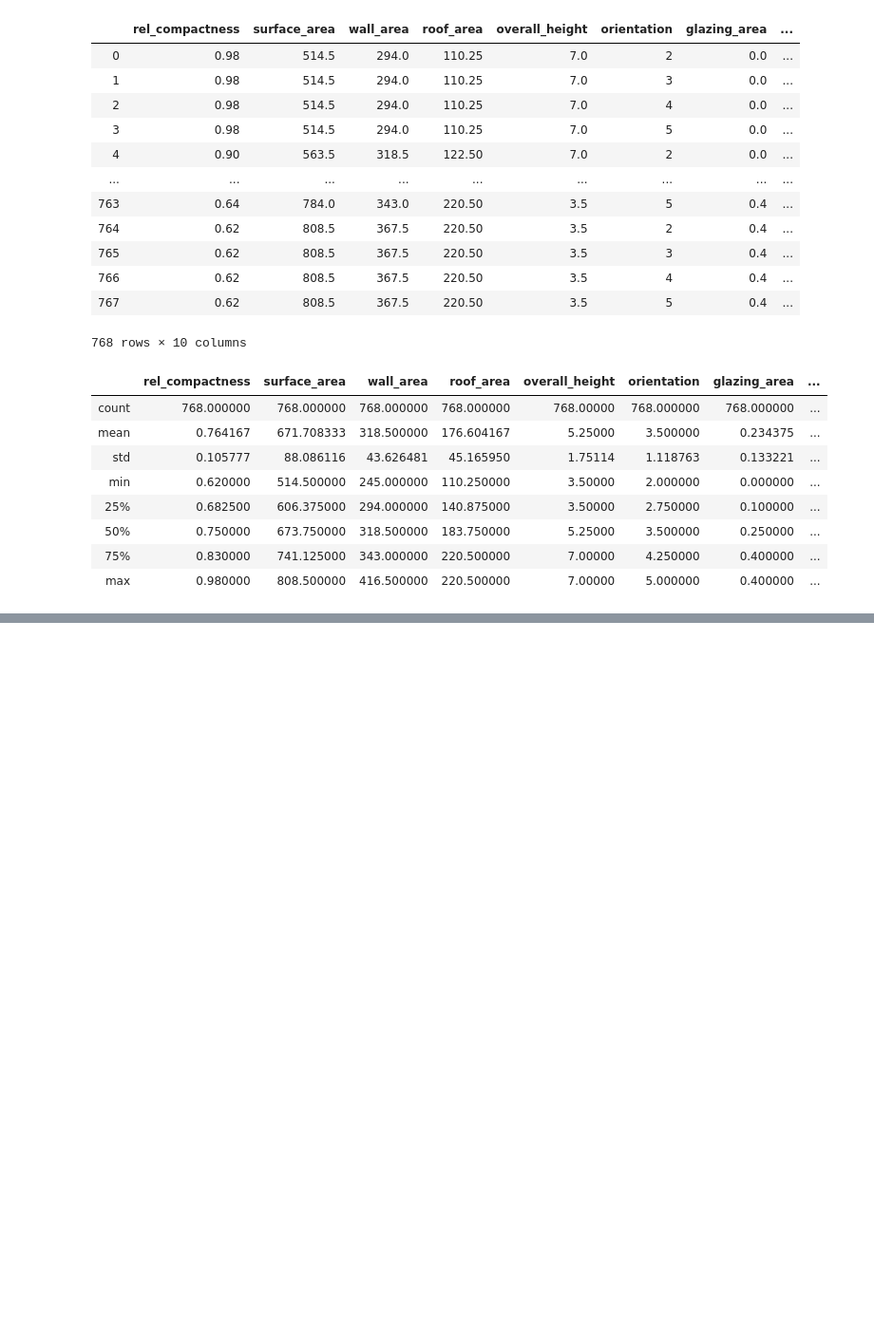
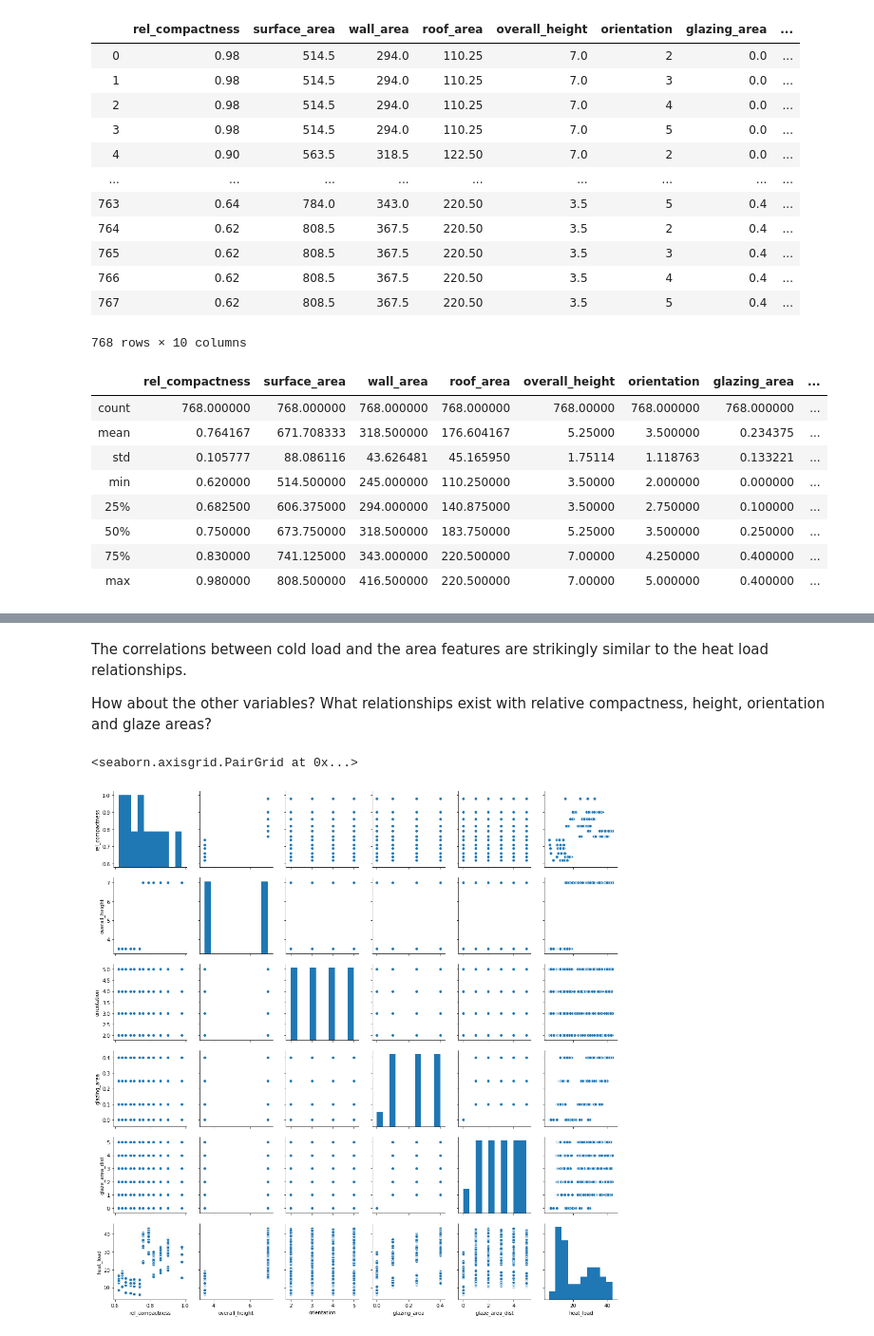
Before and after one commit to subhayoga/predict-energy-efficiency, a Jupyter notebook: Predicting Electricity Efficiency.ipynb, the cells around one changed output, grey strips where cells are left out. Shown at 95% size. Saved outputs shown, nothing was run; the diff lists cells and outputs as text; code cells hidden in the pictures; blank space fills up the shorter version.

```diff
--- a/Predicting Electricity Efficiency.ipynb
+++ b/Predicting Electricity Efficiency.ipynb
@@ -72,0 +148,9 @@ enb_data.describe()
+# %% [markdown]
+The correlations between cold load and the area features are strikingly similar to the heat load relationships.
+
+How about the other variables? What relationships exist with relative compactness, height, orientation and glaze areas?
+# %%
+sns.pairplot(enb_data, vars = ['rel_compactness','overall_height','orientation','glazing_area', 'glaze_area_dist', 'heat_load'])
+# %% [output]
+<seaborn.axisgrid.PairGrid at 0x...>
+[figure, added]
```
Also changed, not shown: parts of 34 cells of this notebook.
